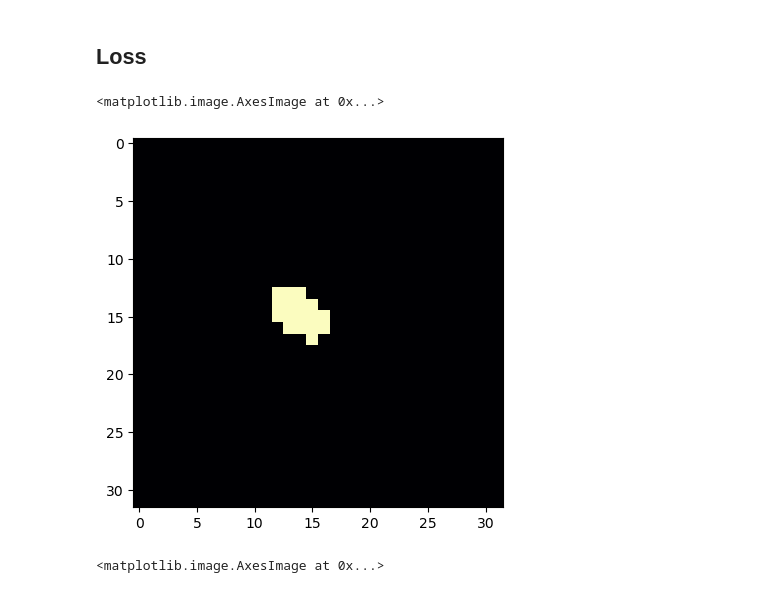
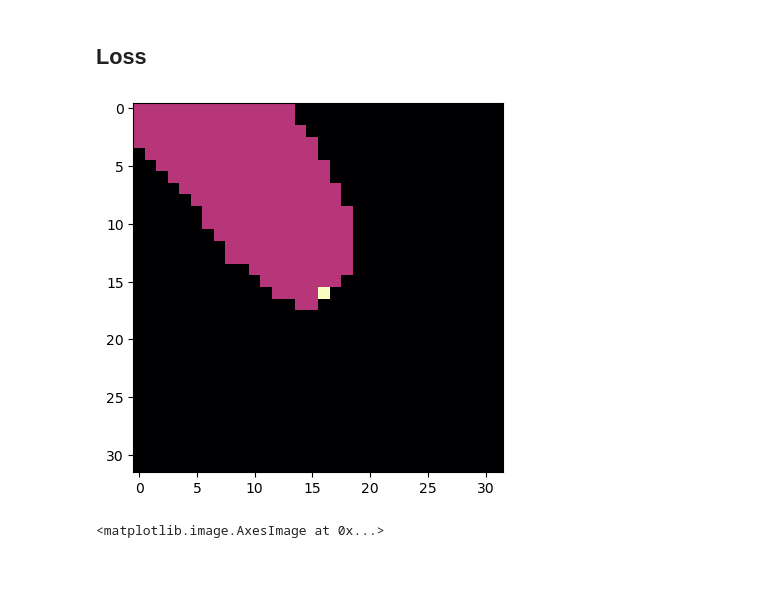
Before and after one commit to kuko6/click-correction, a Jupyter notebook: notebooks/active_learning.ipynb, the cells around one changed output. Saved outputs shown, nothing was run; the diff lists cells and outputs as text; code cells hidden in the pictures.

```diff
--- a/notebooks/active_learning.ipynb
+++ b/notebooks/active_learning.ipynb
@@ -350,11 +358,10 @@ data = CorrectionMRIDataset(
     }
 )
 faked_cuts, cuts = data[2]
-# %%
-plt.imshow(cuts[0][0], cmap='magma')
-# %% [output]
-<matplotlib.image.AxesImage at 0x...>
-[figure, removed]
+# %%
+plot_cut(cuts[10][0])
+# %% [output]
+[figure, added]
 # %%
 plain = torch.zeros_like(cuts[0])
 plain[:,cuts[0].shape[2]//2, cuts[0].shape[2]//2] = 1
```
Also changed, not shown: parts of 31 cells of this notebook, 5 other files.
